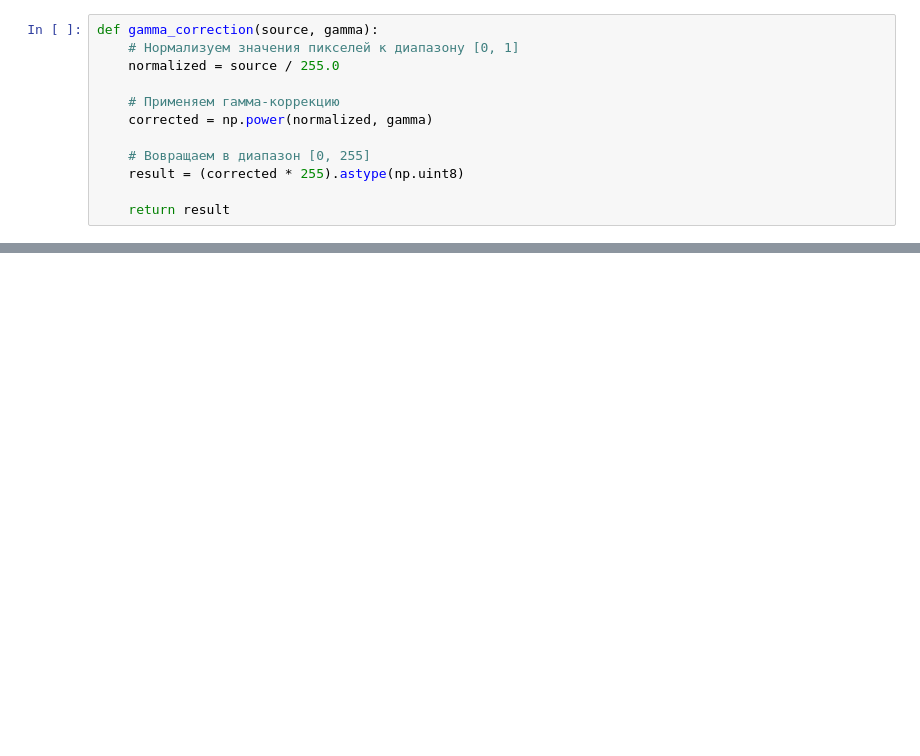
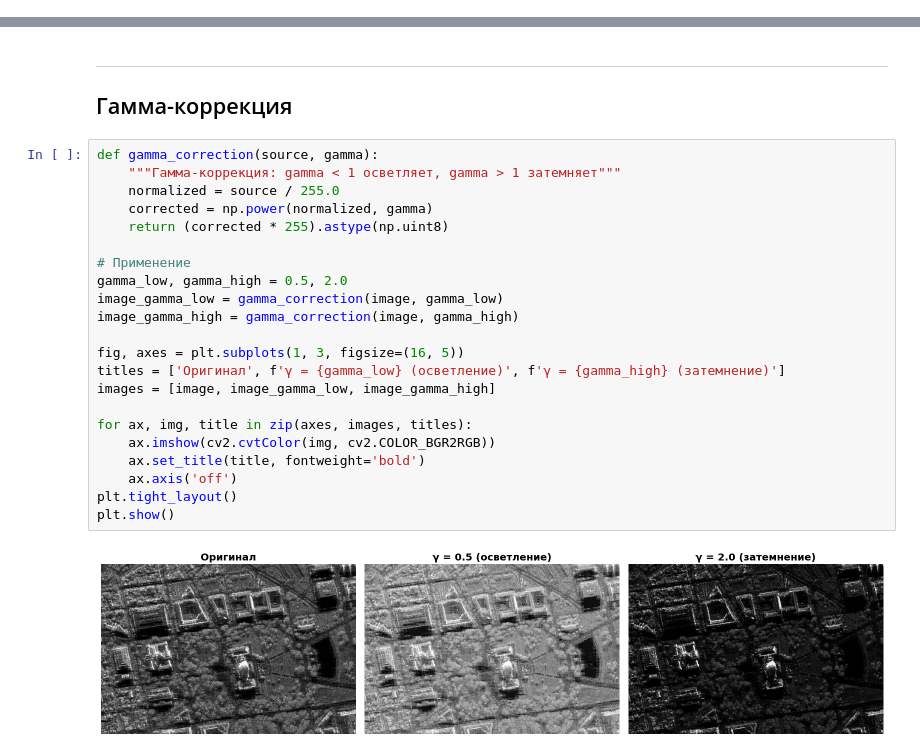
Before and after one commit to AtikD/ImageProcessing, a Jupyter notebook: Practice_1/DE_IP_2024_Task_1.ipynb, the cells around one changed output, grey strips where cells are left out. Cells and saved outputs as stored; diff of their text form; blank space fills up the shorter version.

```diff
--- a/Practice_1/DE_IP_2024_Task_1.ipynb
+++ b/Practice_1/DE_IP_2024_Task_1.ipynb
@@ -142,12 +0,0 @@ plt.plot(b_hist)
-# %%
-def gamma_correction(source, gamma):
-    # Нормализуем значения пикселей к диапазону [0, 1]
-    normalized = source / 255.0
-
-    # Применяем гамма-коррекцию
-    corrected = np.power(normalized, gamma)
-
-    # Вовращаем в диапазон [0, 255]
-    result = (corrected * 255).astype(np.uint8)
-
-    return result
@@ -216,0 +31,27 @@ for idx, thresh_val in enumerate(thresholds):
+# %% [markdown]
+---
+## Гамма-коррекция
+# %%
+def gamma_correction(source, gamma):
+    """Гамма-коррекция: gamma < 1 осветляет, gamma > 1 затемняет"""
+    normalized = source / 255.0
+    corrected = np.power(normalized, gamma)
+    return (corrected * 255).astype(np.uint8)
+
+# Применение
+gamma_low, gamma_high = 0.5, 2.0
+image_gamma_low = gamma_correction(image, gamma_low)
+image_gamma_high = gamma_correction(image, gamma_high)
+
+fig, axes = plt.subplots(1, 3, figsize=(16, 5))
+titles = ['Оригинал', f'γ = {gamma_low} (осветление)', f'γ = {gamma_high} (затемнение)']
+images = [image, image_gamma_low, image_gamma_high]
+
+for ax, img, title in zip(axes, images, titles):
+    ax.imshow(cv2.cvtColor(img, cv2.COLOR_BGR2RGB))
+    ax.set_title(title, fontweight='bold')
+    ax.axis('off')
+plt.tight_layout()
+plt.show()
+# %% [output]
+[figure, added]
```
Also changed, not shown: parts of 73 cells of this notebook, 2 other files.
